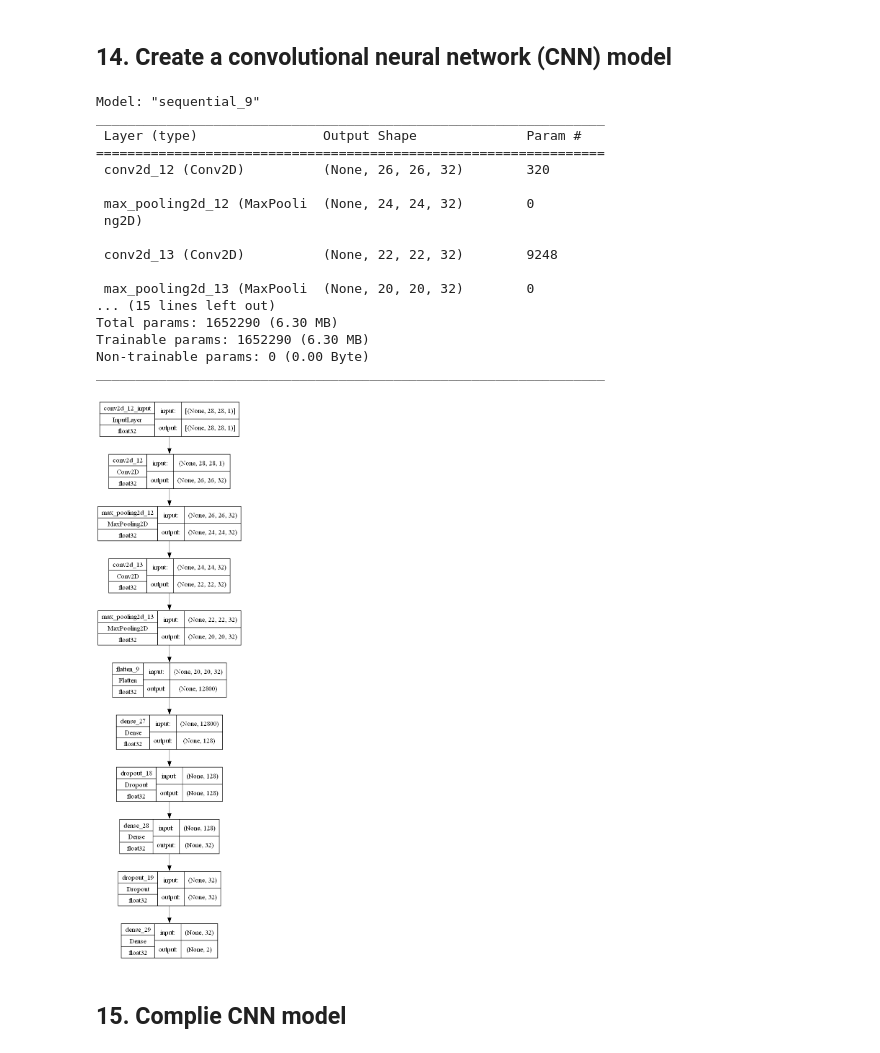
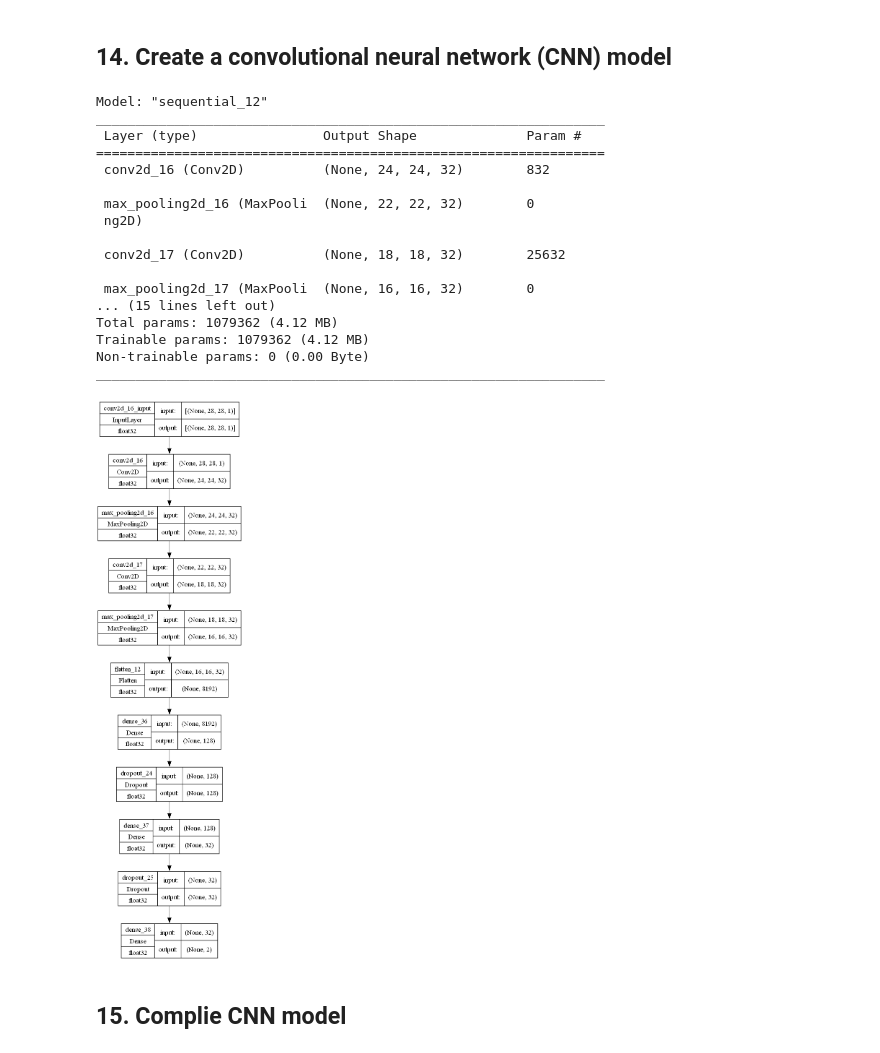
Before and after one commit to alexngys/AMLS_23-24_SN20000879, a Jupyter notebook: A/train.ipynb, the cells around one changed output. Drawn from its saved outputs; the diff is of its cells as text; code cells hidden in the pictures.

```diff
--- a/A/train.ipynb
+++ b/A/train.ipynb
@@ -276,42 +275,42 @@ fig.subplots_adjust(top=1.4)
 ## 14. Create a convolutional neural network (CNN) model
 # %%
 CNN_model = tf.keras.models.Sequential([
-  tf.keras.layers.Conv2D(32, kernel_size =(3, 3), strides =1, activation ='relu', input_shape = (28,28,1)),
+  tf.keras.layers.Conv2D(32, kernel_size =(5, 5), strides =1, activation ='relu', input_shape = (28,28,1)),
   tf.keras.layers.MaxPooling2D(pool_size =(3, 3), strides =(1, 1)),
-  tf.keras.layers.Conv2D(32, kernel_size =(3, 3), strides =1, activation ='relu'),
+  tf.keras.layers.Conv2D(32, kernel_size =(5, 5), strides =1, activation ='relu'),
   tf.keras.layers.MaxPooling2D(pool_size =(3, 3), strides =(1, 1)),
   tf.keras.layers.Flatten(),
   tf.keras.layers.Dense(128, activation='relu'),
   tf.keras.layers.Dropout(0.3),
   tf.keras.layers.Dense(32, activation='relu') ,
   tf.keras.layers.Dropout(0.3),
   tf.keras.layers.Dense(2 , activation ='softmax')
 ])
 
 
 CNN_model.summary()
 
 tf.keras.utils.plot_model(CNN_model, to_file='CNN_model.png', show_shapes=True,
     show_dtype=True)
 # %% [output]
-Model: "sequential_9"
+Model: "sequential_12"
 _________________________________________________________________
  Layer (type)                Output Shape              Param #
 =================================================================
- conv2d_12 (Conv2D)          (None, 26, 26, 32)        320
+ conv2d_16 (Conv2D)          (None, 24, 24, 32)        832
 
- max_pooling2d_12 (MaxPooli  (None, 24, 24, 32)        0
+ max_pooling2d_16 (MaxPooli  (None, 22, 22, 32)        0
  ng2D)
 
- conv2d_13 (Conv2D)          (None, 22, 22, 32)        9248
+ conv2d_17 (Conv2D)          (None, 18, 18, 32)        25632
 
- max_pooling2d_13 (MaxPooli  (None, 20, 20, 32)        0
+ max_pooling2d_17 (MaxPooli  (None, 16, 16, 32)        0
 ... (15 lines left out)
-Total params: 1652290 (6.30 MB)
-Trainable params: 1652290 (6.30 MB)
+Total params: 1079362 (4.12 MB)
+Trainable params: 1079362 (4.12 MB)
 Non-trainable params: 0 (0.00 Byte)
 _________________________________________________________________
-[figure, old version]
+[figure, new version]
 # %% [markdown]
 ## 15. Complie CNN model
 # %%
```
Also changed, not shown: parts of 17 cells of this notebook, 2 other files.
